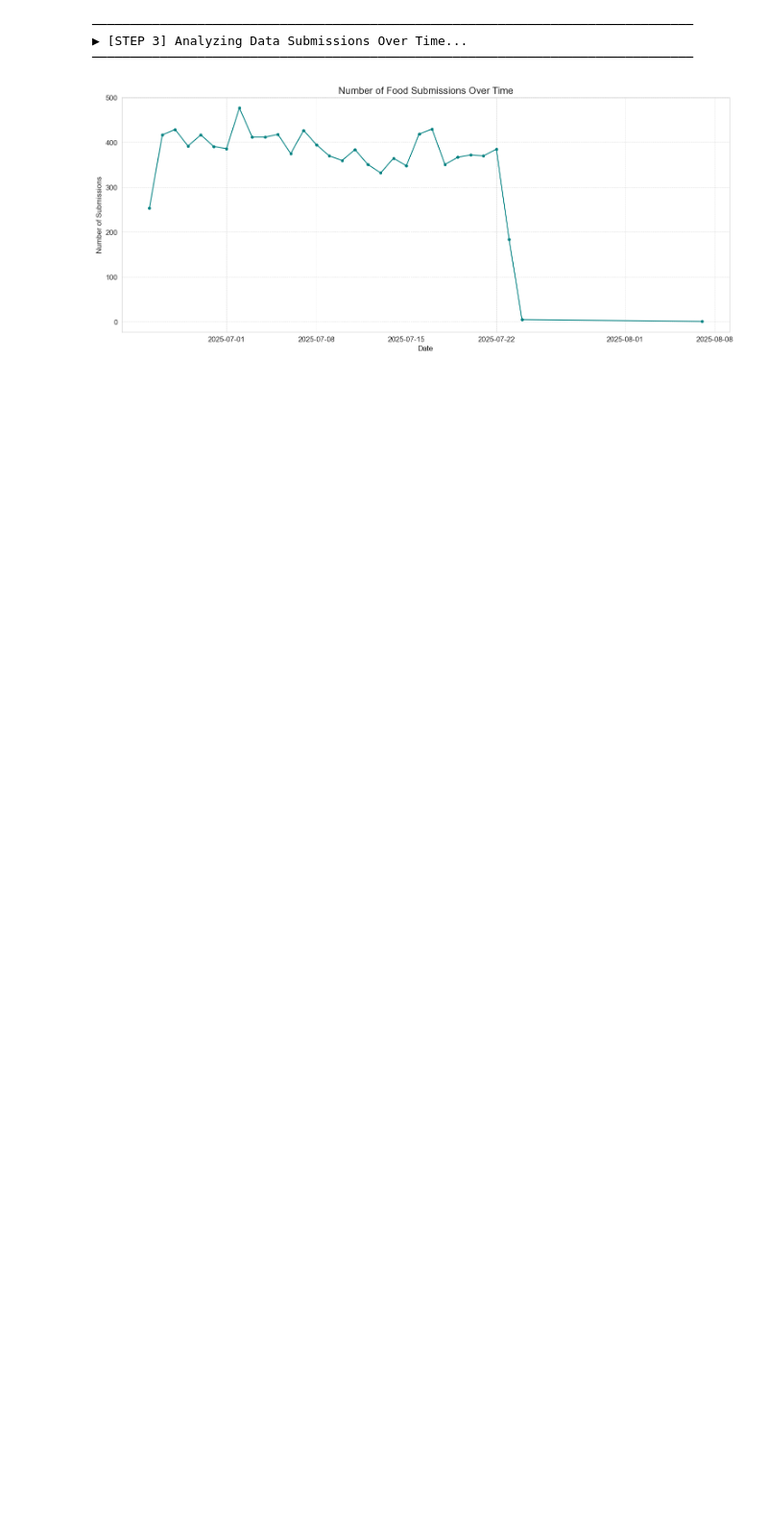
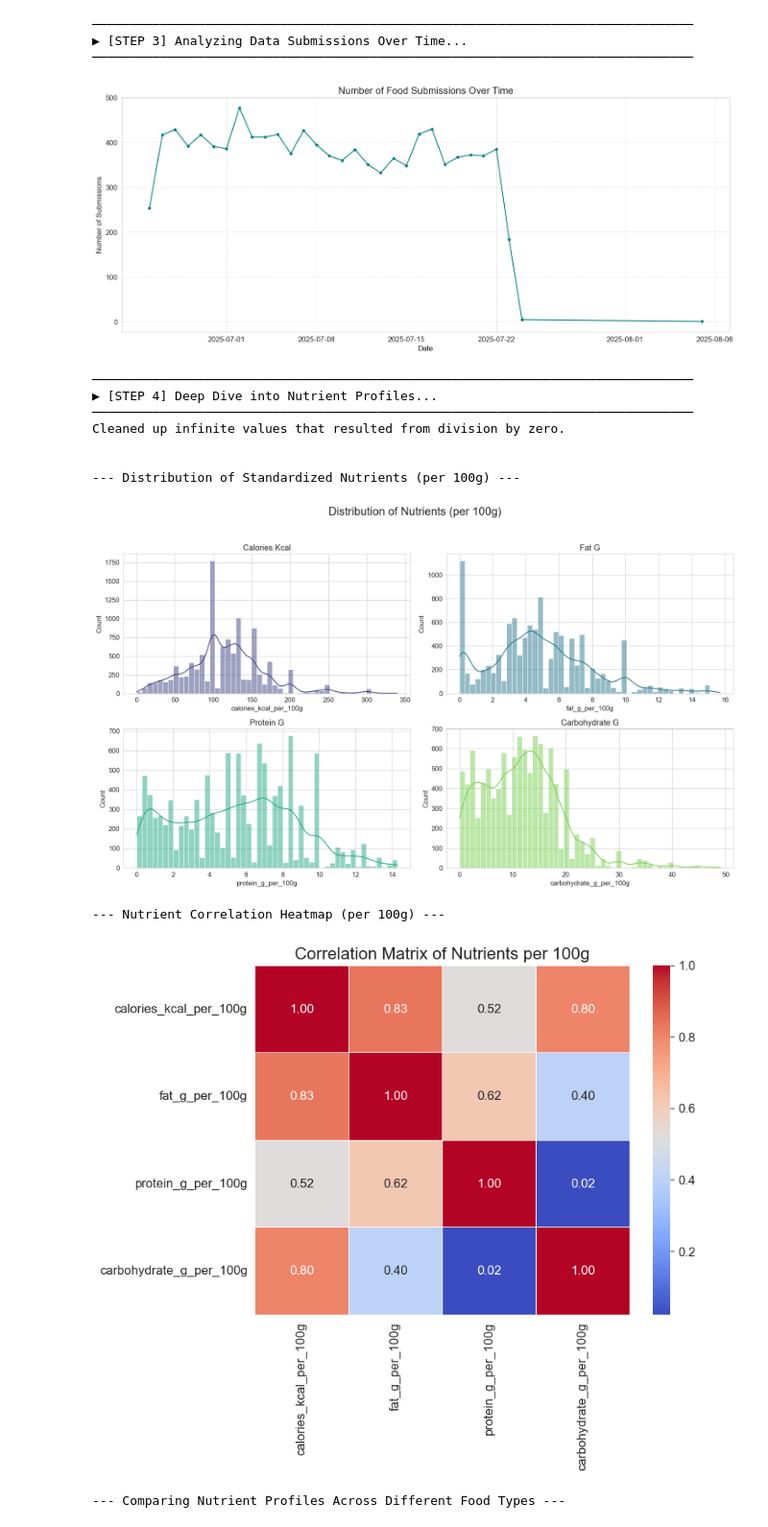
Before and after one commit to Aaditya235-design/NutriSage, a Jupyter notebook: Codes/EDA_PIPELINE.ipynb, the cells around one changed output. Shown: that part at 96% size. Drawn from its saved outputs; the diff is of its cells as text; code cells hidden in the pictures; blank space fills up the shorter version.

```diff
--- a/Codes/EDA_PIPELINE.ipynb
+++ b/Codes/EDA_PIPELINE.ipynb
@@ -136,3 +136,80 @@ plt.show()
 ▶ [STEP 3] Analyzing Data Submissions Over Time...
 ────────────────────────────────────────────────────────────────────────────────
 [figure]
+# %%
+print("─" * 80)
+print("▶ [STEP 4] Deep Dive into Nutrient Profiles...")
+print("─" * 80)
+
+per_100g_cols = [
+    'calories_kcal_per_100g', 'fat_g_per_100g',
+    'protein_g_per_100g', 'carbohydrate_g_per_100g'
+]
+
+# --- FIX: Replace infinite values with NaN (Not a Number) ---
+# This happens when total_grams is 0 but a nutrient value is present.
+# np.nan is the standard way to handle missing/invalid data in pandas.
+df.replace([np.inf, -np.inf], np.nan, inplace=True)
+print("Cleaned up infinite values that resulted from division by zero.\n")
+
+
+# --- Distribution Histograms ---
+print("\n--- Distribution of Standardized Nutrients (per 100g) ---")
+fig, axes = plt.subplots(2, 2, figsize=(16, 10))
+axes = axes.flatten()
+fig.suptitle('Distribution of Nutrients (per 100g)', fontsize=20)
+
+for i, col in enumerate(per_100g_cols):
+    # Drop NaN values for plotting and cap outliers for better visualization
+    q_high = df[col].dropna().quantile(0.99)
+    data_to_plot = df[(df[col] < q_high) & (df[col].notna())][col]
+    sns.histplot(data_to_plot, kde=True, ax=axes[i], bins=50, color=sns.color_palette('viridis', 4)[i])
+    axes[i].set_title(col.replace('_per_100g', '').replace('_', ' ').title())
+plt.tight_layout(rect=[0, 0.03, 1, 0.95])
+plt.show()
+
+
+# --- Correlation Heatmap ---
+print("\n--- Nutrient Correlation Heatmap (per 100g) ---")
+corr = df[per_100g_cols].corr()
+plt.figure(figsize=(8, 6))
+sns.heatmap(corr, annot=True, cmap='coolwarm', fmt=".2f", linewidths=.5)
+plt.title('Correlation Matrix of Nutrients per 100g', fontsize=16)
+plt.show()
+
+# --- Boxplots of Nutrients by Food Type ---
+print("\n--- Comparing Nutrient Profiles Across Different Food Types ---")
+fig, axes = plt.subplots(2, 2, figsize=(18, 12))
+axes = axes.flatten()
+fig.suptitle('Nutrient Content per 100g by Food Type', fontsize=20)
+
+for i, col in enumerate(per_100g_cols):
+    q_high = df[col].quantile(0.99)
+    df_capped = df[df[col] < q_high]
+    sns.boxplot(x=col, y='food_type', data=df_capped, ax=axes[i], palette='Set2')
+    axes[i].set_title(col.replace('_per_100g', '').replace('_', ' ').title())
+    axes[i].set_xlabel('Grams (or kcal) per 100g')
+    axes[i].set_ylabel('')
+plt.tight_layout(rect=[0, 0.03, 1, 0.95])
+plt.show()
+
+# --- Identifying High-Nutrient Foods (Now with correct results) ---
+print("\n--- Top 10 Foods by Nutrient Density (Corrected) ---")
+from IPython.display import display
+print("\nTop 10 Most Calorie-Dense Foods:")
+display(df.sort_values('calories_kcal_per_100g', ascending=False)[['dish_name', 'food_type', 'calories_kcal_per_100g']].head(10))
+
+print("\nTop 10 Highest-Protein Foods:")
+display(df.sort_values('protein_g_per_100g', ascending=False)[['dish_name', 'food_type', 'protein_g_per_100g']].head(10))
+# %% [output]
+────────────────────────────────────────────────────────────────────────────────
+▶ [STEP 4] Deep Dive into Nutrient Profiles...
+────────────────────────────────────────────────────────────────────────────────
+Cleaned up infinite values that resulted from division by zero.
+
+
+--- Distribution of Standardized Nutrients (per 100g) ---
+[figure, added]
+--- Nutrient Correlation Heatmap (per 100g) ---
+[figure, added]
+--- Comparing Nutrient Profiles Across Different Food Types ---
```
Also changed, not shown: parts of 1 cell of this notebook.
